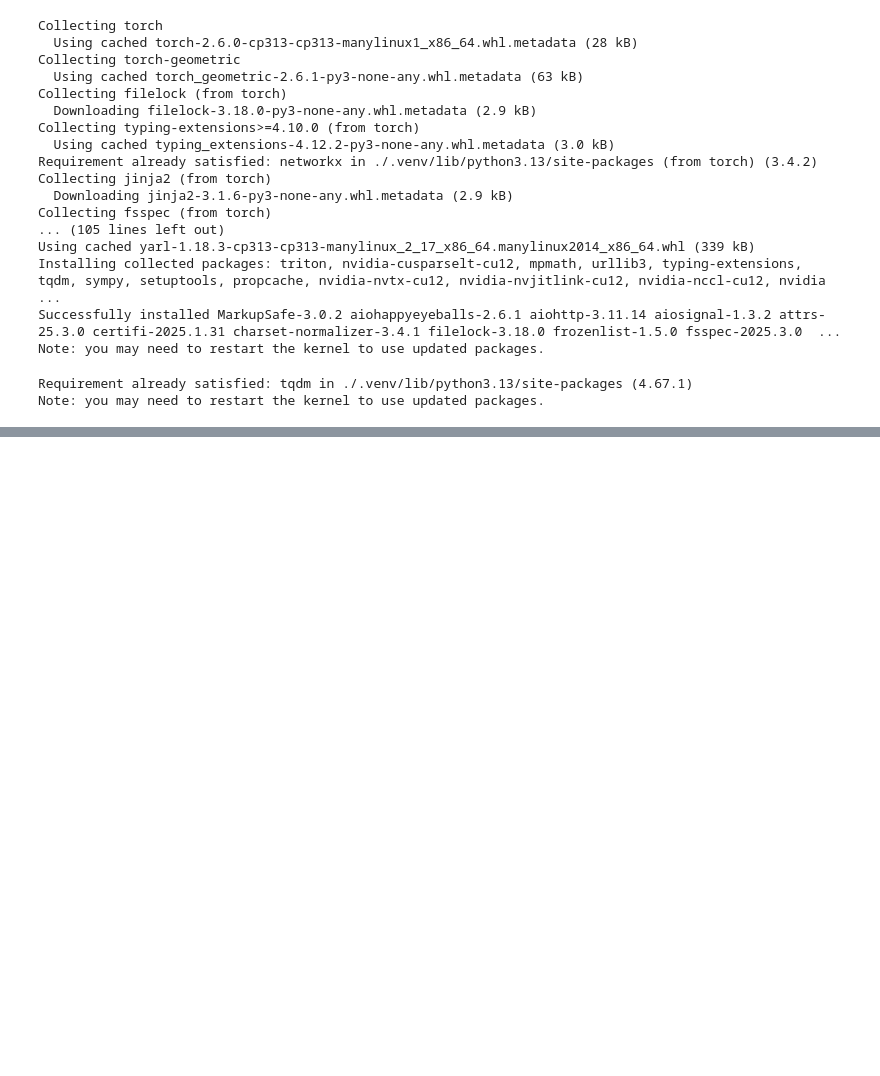
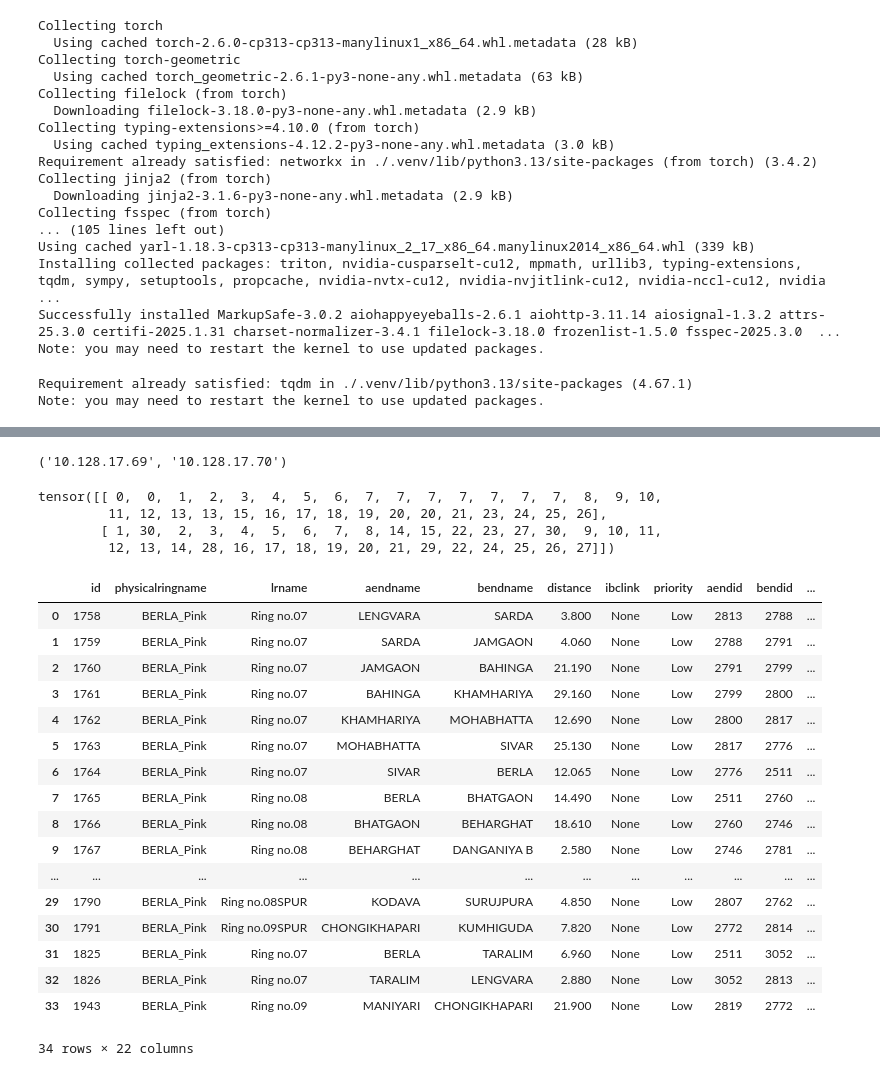
Before and after one commit to hashil7/alarm_rca, a Jupyter notebook: gnnv4.ipynb, the cells around one changed output, grey strips where cells are left out. Cells and saved outputs as stored; diff of their text form; code cells hidden in the pictures; blank space fills up the shorter version.

```diff
--- a/gnnv4.ipynb
+++ b/gnnv4.ipynb
@@ -914,0 +1145,4 @@ UnpicklingError: Weights only load failed. This file can still be loaded, to do
+# %%
+op
+# %% [output]
+('10.128.17.69', '10.128.17.70')
@@ -914,0 +1178,7 @@ UnpicklingError: Weights only load failed. This file can still be loaded, to do
+# %%
+edge_index
+# %% [output]
+tensor([[ 0,  0,  1,  2,  3,  4,  5,  6,  7,  7,  7,  7,  7,  7,  7,  8,  9, 10,
+         11, 12, 13, 13, 15, 16, 17, 18, 19, 20, 20, 21, 23, 24, 25, 26],
+        [ 1, 30,  2,  3,  4,  5,  6,  7,  8, 14, 15, 22, 23, 27, 30,  9, 10, 11,
+         12, 13, 14, 28, 16, 17, 18, 19, 20, 21, 29, 22, 24, 25, 26, 27]])
@@ -914,0 +1190,21 @@ UnpicklingError: Weights only load failed. This file can still be loaded, to do
+# %%
+pd_log
+# %% [output]
+|  | id | physicalringname | lrname | aendname | bendname | distance | ibclink | priority | aendid | bendid | ... |
+| 0 | 1758 | BERLA_Pink | Ring no.07 | LENGVARA | SARDA | 3.800 | None | Low | 2813 | 2788 | ... |
+| 1 | 1759 | BERLA_Pink | Ring no.07 | SARDA | JAMGAON | 4.060 | None | Low | 2788 | 2791 | ... |
+| 2 | 1760 | BERLA_Pink | Ring no.07 | JAMGAON | BAHINGA | 21.190 | None | Low | 2791 | 2799 | ... |
+| 3 | 1761 | BERLA_Pink | Ring no.07 | BAHINGA | KHAMHARIYA | 29.160 | None | Low | 2799 | 2800 | ... |
+| 4 | 1762 | BERLA_Pink | Ring no.07 | KHAMHARIYA | MOHABHATTA | 12.690 | None | Low | 2800 | 2817 | ... |
+| 5 | 1763 | BERLA_Pink | Ring no.07 | MOHABHATTA | SIVAR | 25.130 | None | Low | 2817 | 2776 | ... |
+| 6 | 1764 | BERLA_Pink | Ring no.07 | SIVAR | BERLA | 12.065 | None | Low | 2776 | 2511 | ... |
+| 7 | 1765 | BERLA_Pink | Ring no.08 | BERLA | BHATGAON | 14.490 | None | Low | 2511 | 2760 | ... |
+| 8 | 1766 | BERLA_Pink | Ring no.08 | BHATGAON | BEHARGHAT | 18.610 | None | Low | 2760 | 2746 | ... |
+| 9 | 1767 | BERLA_Pink | Ring no.08 | BEHARGHAT | DANGANIYA B | 2.580 | None | Low | 2746 | 2781 | ... |
+| ... | ... | ... | ... | ... | ... | ... | ... | ... | ... | ... | ... |
+| 29 | 1790 | BERLA_Pink | Ring no.08SPUR | KODAVA | SURUJPURA | 4.850 | None | Low | 2807 | 2762 | ... |
+| 30 | 1791 | BERLA_Pink | Ring no.09SPUR | CHONGIKHAPARI | KUMHIGUDA | 7.820 | None | Low | 2772 | 2814 | ... |
+| 31 | 1825 | BERLA_Pink | Ring no.07 | BERLA | TARALIM | 6.960 | None | Low | 2511 | 3052 | ... |
+| 32 | 1826 | BERLA_Pink | Ring no.07 | TARALIM | LENGVARA | 2.880 | None | Low | 3052 | 2813 | ... |
+| 33 | 1943 | BERLA_Pink | Ring no.09 | MANIYARI | CHONGIKHAPARI | 21.900 | None | Low | 2819 | 2772 | ... |
+34 rows × 22 columns
```
Also changed, not shown: parts of 63 cells of this notebook, 1 other file.
